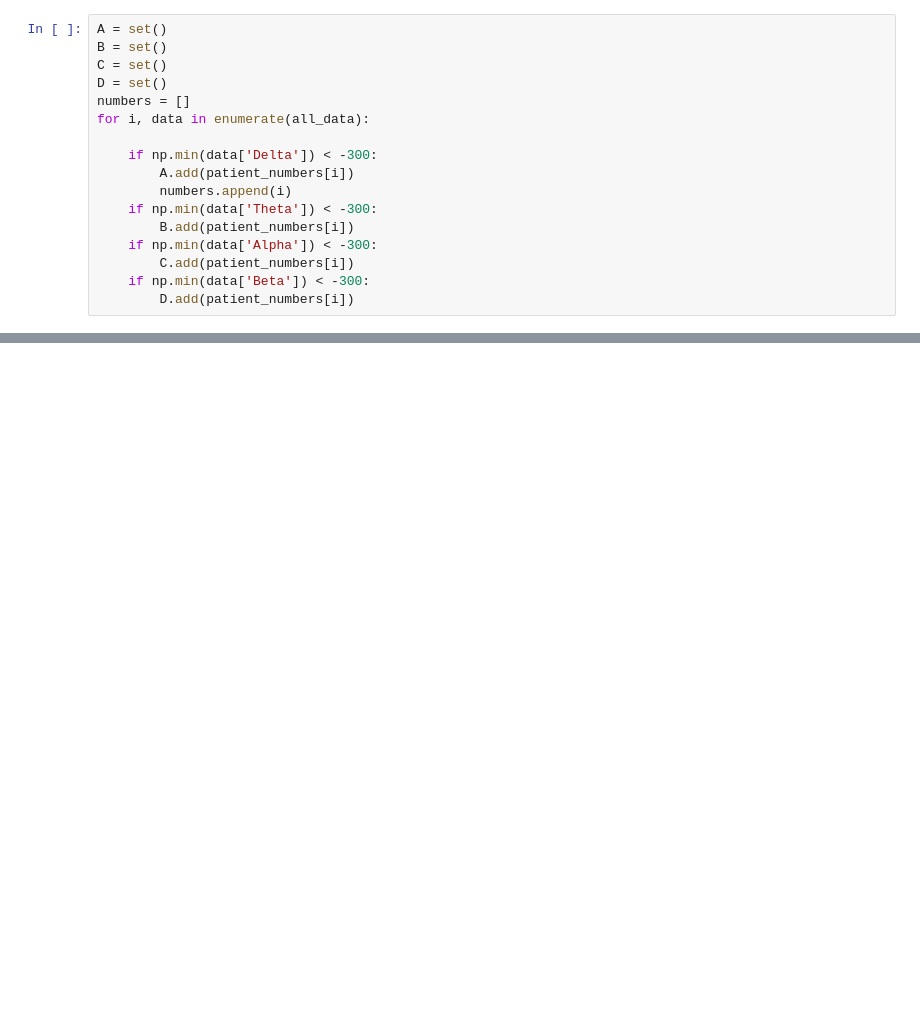
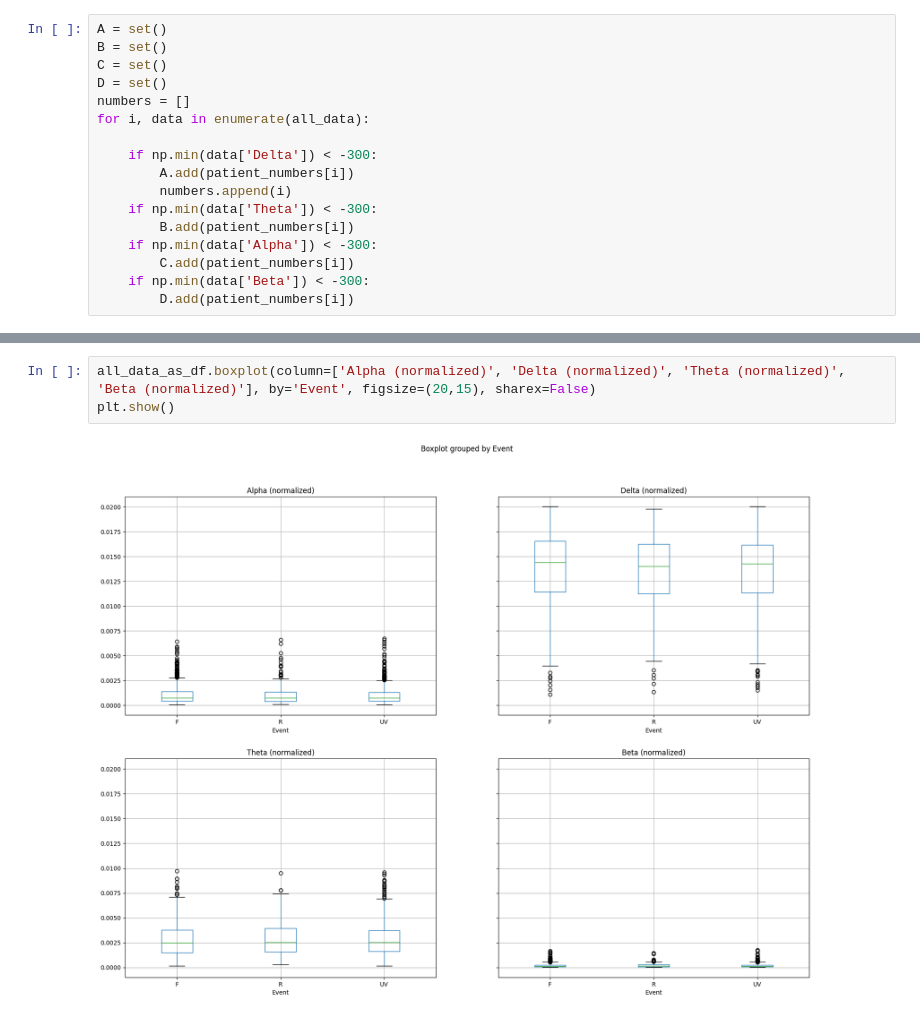
Before and after one commit to cdhvilsted/Bachelor_project_2024, a Jupyter notebook: feature_stats.ipynb, the cells around one changed output, grey strips where cells are left out. Cells and saved outputs as stored; diff of their text form; blank space fills up the shorter version.

```diff
--- a/feature_stats.ipynb
+++ b/feature_stats.ipynb
@@ -116 +141,6 @@ plt.show()
+# %%
+all_data_as_df.boxplot(column=['Alpha (normalized)', 'Delta (normalized)', 'Theta (normalized)', 'Beta (normalized)'], by='Event', figsize=(20,15), sharex=False)
+plt.show()
+# %% [output]
+[figure, added]
 # %%
```
Also changed, not shown: parts of 24 cells of this notebook, 3 other files.
